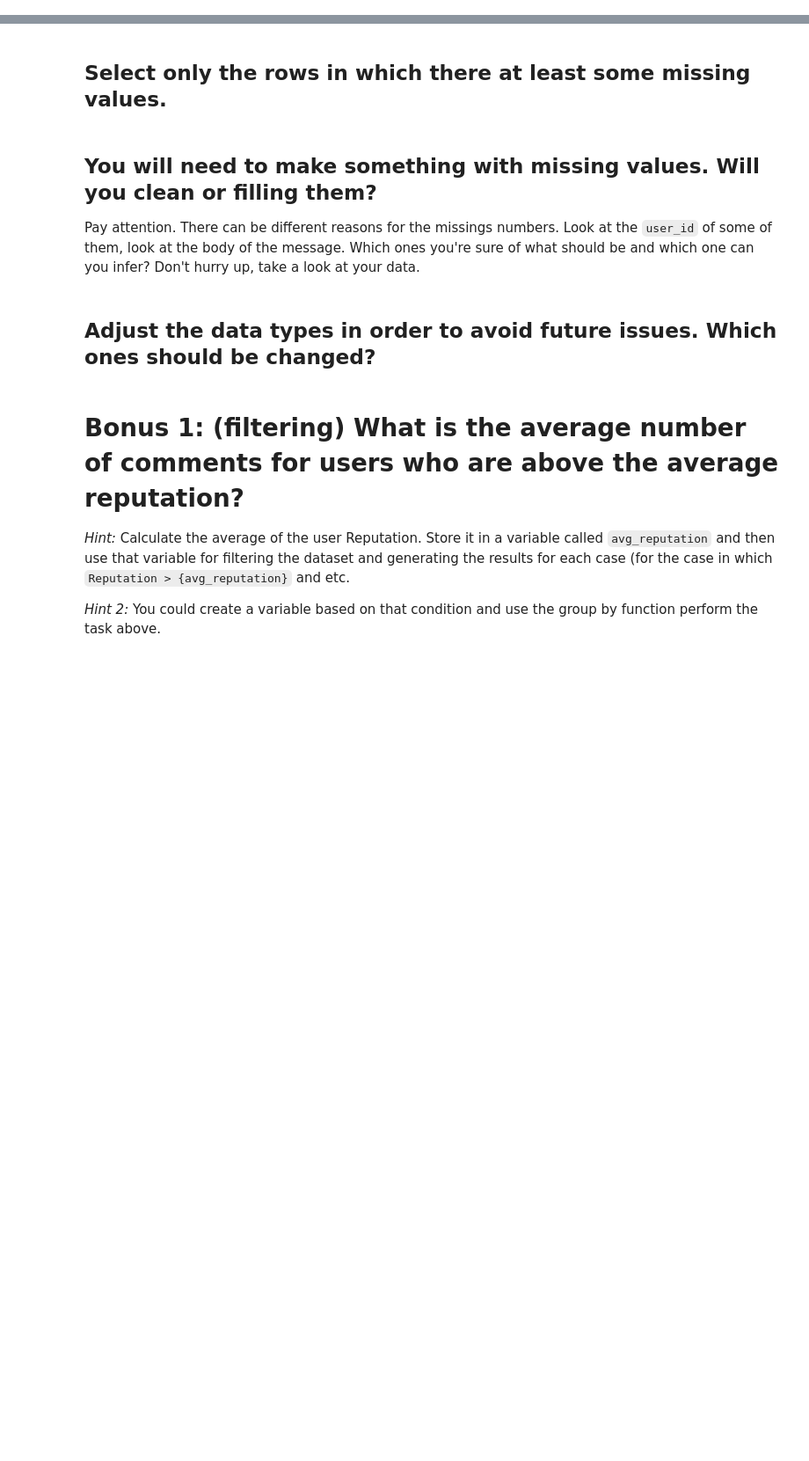
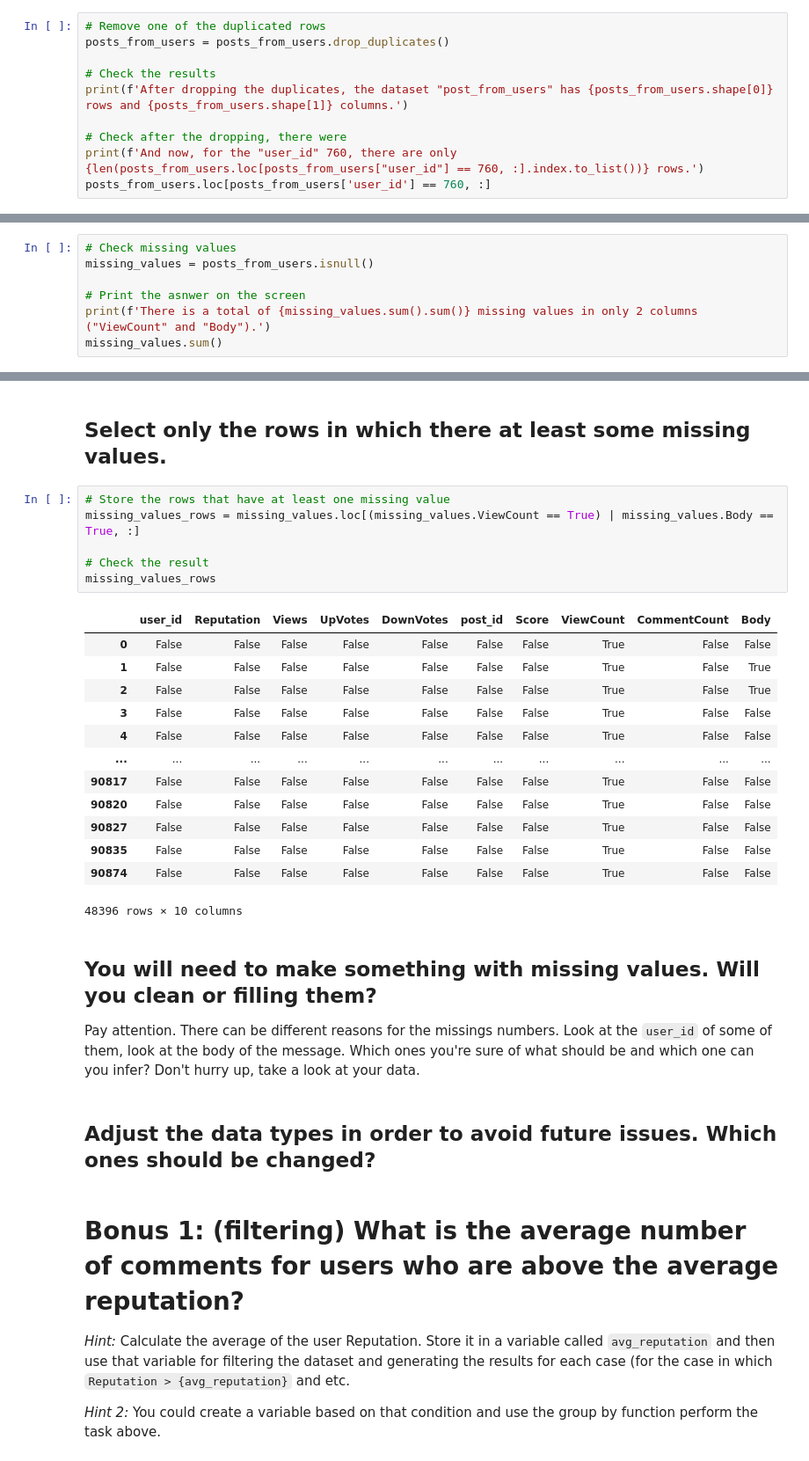
Before and after one commit to gabrielanakasato/ironhack-daft, a Jupyter notebook: labs/lab-w02/06-data-cleaning/your-code/data-cleaning-lab.ipynb, the cells around one changed output, grey strips where cells are left out. Shown: that part at 88% size. Saved outputs shown, nothing was run; the diff lists cells and outputs as text; blank space fills up the shorter version.

```diff
--- a/labs/lab-w02/06-data-cleaning/your-code/data-cleaning-lab.ipynb
+++ b/labs/lab-w02/06-data-cleaning/your-code/data-cleaning-lab.ipynb
@@ -371,0 +393,10 @@ Think: How would you correct it in the first place? That is, what was wrong in t
+# %%
+# Remove one of the duplicated rows
+posts_from_users = posts_from_users.drop_duplicates()
+
+# Check the results
+print(f'After dropping the duplicates, the dataset "post_from_users" has {posts_from_users.shape[0]} rows and {posts_from_users.shape[1]} columns.')
+
+# Check after the dropping, there were
+print(f'And now, for the "user_id" 760, there are only {len(posts_from_users.loc[posts_from_users["user_id"] == 760, :].index.to_list())} rows.')
+posts_from_users.loc[posts_from_users['user_id'] == 760, :]
@@ -372,2 +410,9 @@ Think: How would you correct it in the first place? That is, what was wrong in t
 # %% [markdown]
 ## 10. How many missing values do you have in your merged dataframe? On which columns?
+# %%
+# Check missing values
+missing_values = posts_from_users.isnull()
+
+# Print the asnwer on the screen
+print(f'There is a total of {missing_values.sum().sum()} missing values in only 2 columns ("ViewCount" and "Body").')
+missing_values.sum()
@@ -374,5 +432,25 @@ Think: How would you correct it in the first place? That is, what was wrong in t
 # %% [markdown]
 ## Select only the rows in which there at least some missing values.
+# %%
+# Store the rows that have at least one missing value
+missing_values_rows = missing_values.loc[(missing_values.ViewCount == True) | missing_values.Body == True, :]
+
+# Check the result
+missing_values_rows
+# %% [output]
+|  | user_id | Reputation | Views | UpVotes | DownVotes | post_id | Score | ViewCount | CommentCount | Body |
+| 0 | False | False | False | False | False | False | False | True | False | False |
+| 1 | False | False | False | False | False | False | False | True | False | True |
+| 2 | False | False | False | False | False | False | False | True | False | True |
+| 3 | False | False | False | False | False | False | False | True | False | False |
+| 4 | False | False | False | False | False | False | False | True | False | False |
+| ... | ... | ... | ... | ... | ... | ... | ... | ... | ... | ... |
+| 90817 | False | False | False | False | False | False | False | True | False | False |
+| 90820 | False | False | False | False | False | False | False | True | False | False |
+| 90827 | False | False | False | False | False | False | False | True | False | False |
+| 90835 | False | False | False | False | False | False | False | True | False | False |
+| 90874 | False | False | False | False | False | False | False | True | False | False |
+48396 rows × 10 columns
 # %% [markdown]
 ## You will need to make something with missing values.  Will you clean or filling them?
 
```
Also changed, not shown: parts of 4 cells of this notebook.
